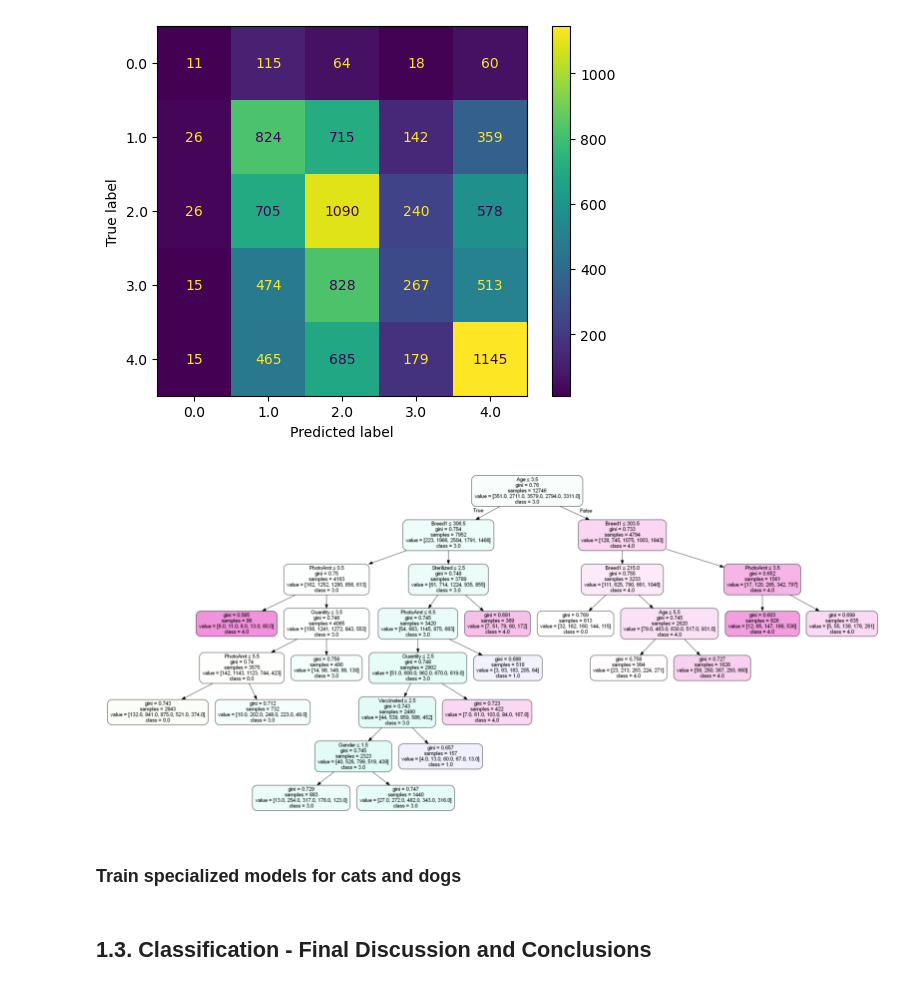
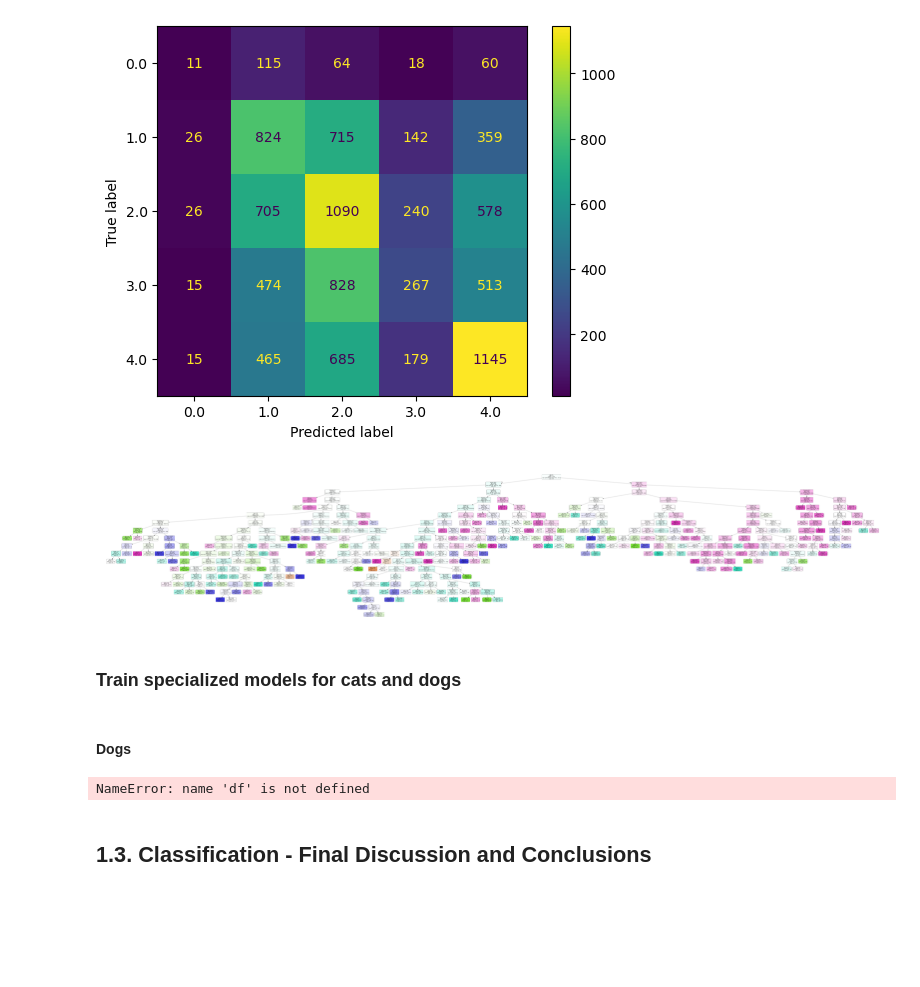
Before and after one commit to FilipeMarquesN/Machine-Learning-Project, a Jupyter notebook: AA_202425_Project.ipynb, the cells around one changed output. Drawn from its saved outputs; the diff is of its cells as text; code cells hidden in the pictures; blank space fills up the shorter version.

```diff
--- a/AA_202425_Project.ipynb
+++ b/AA_202425_Project.ipynb
@@ -484,34 +484,34 @@ def display_tree(tree_to_display, feature_names, class_names, fname, figsize=(10
     """
     Display a decision tree using sklearn's export_graphviz and pydot.
     """
 
     class_names = [str(name) for name in class_names.unique()]
     dot_data = tree.export_graphviz(
         tree_to_display,
         out_file=None,  # None para gerar uma string ao invés de um arquivo
         feature_names=feature_names,
         class_names=class_names,
         filled=True,
         rounded=True,
         special_characters=True
     )
 
     (graph,) = pydot.graph_from_dot_data(dot_data)
     graph.write_png(fname + ".png")  # Salvar como imagem PNG
 
     # Exibir a imagem usando matplotlib
     img = mpimg.imread(fname + ".png")
     plt.figure(figsize=figsize)
     plt.imshow(img)
     plt.axis("off")  # Remover eixos
     plt.show()
 
-clf = tree.DecisionTreeClassifier(max_leaf_nodes=15)
+clf = tree.DecisionTreeClassifier(max_leaf_nodes=200)
 clf = clf.fit(table_X,  table_y)
 
 
 display_tree(clf, features, pd.Series(table_y), fname="decision_tree")
 # %% [output]
-[figure, old version]
+[figure, new version]
 # %% [markdown]
 ### Train specialized models for cats and dogs
@@ -522,3 +518,38 @@ catsDf = df[df['Type'] ==2]
+# %% [markdown]
+#### Dogs
+# %%
+#Cats and Dogs
+
+def loadDataFrame(df):
+    """
+    Load CSV file with any number of consecutive features, starting in column 0,
+    where the last column is the class.
+    """
+
+    dogsDf = df[df['Type'] ==1]
+
+
+    nc = df.shape[1]
+
+
+    matrix = df.values
+
+
+    table_X = matrix[:, 0:nc-1]
+    table_y = matrix[:, nc-1]
+
+
+    features = df.columns.values[0:nc-1]  # Nomes das colunas (features)
+    target_name = df.columns.values[nc-1]  # Nome da classe alvo
+
+    return table_X, table_y, features, target_name, df
+
+
+
+
+catsDf = df[df['Type'] ==2]
+# %% [output]
+NameError: name 'df' is not defined
 # %% [markdown]
 ## 1.3. Classification - Final Discussion and Conclusions
 # %% [markdown]
```
Also changed, not shown: parts of 1 cell of this notebook, 4 other files.
